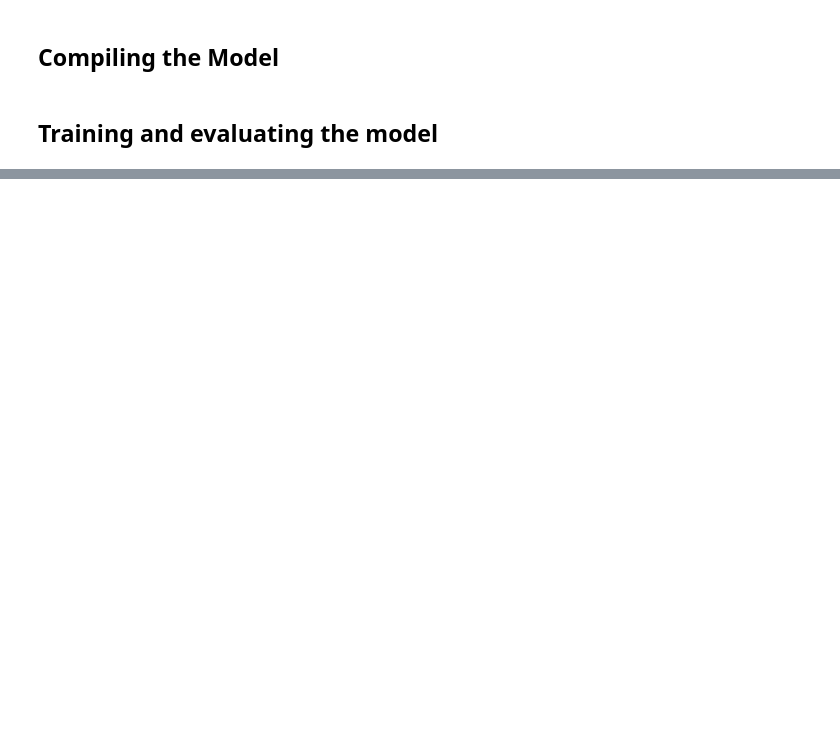
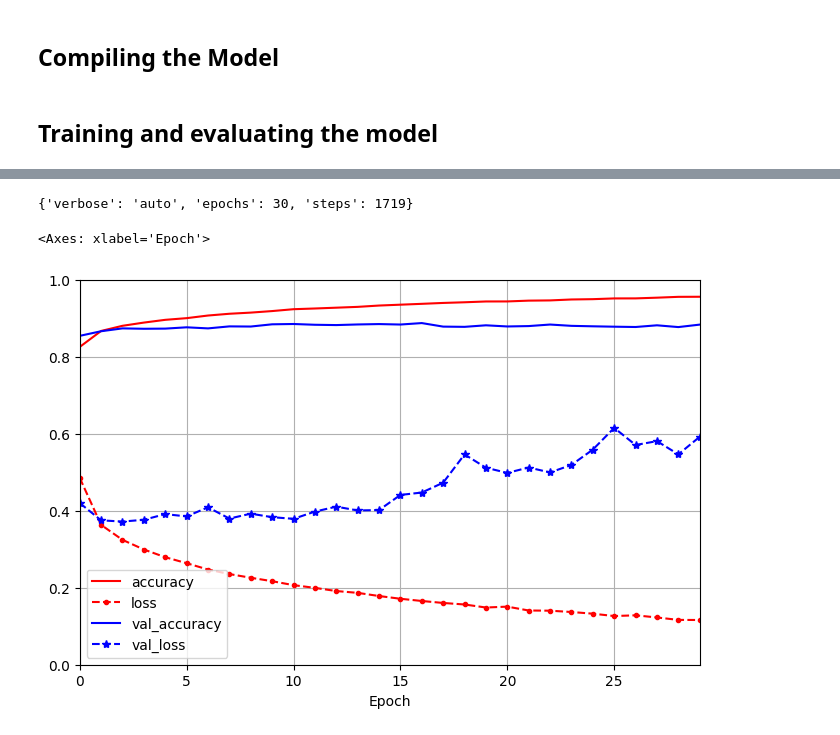
Before and after one commit to netofr19/ML_for_Computer_Vision, a Jupyter notebook: notebooks/Introduction_ANN_with_Keras/thePerceptron.ipynb, the cells around one changed output, grey strips where cells are left out. Saved outputs shown, nothing was run; the diff lists cells and outputs as text; code cells hidden in the pictures; blank space fills up the shorter version.

```diff
--- a/notebooks/Introduction_ANN_with_Keras/thePerceptron.ipynb
+++ b/notebooks/Introduction_ANN_with_Keras/thePerceptron.ipynb
@@ -190,7 +189,7 @@ model.layers
 # %%
 model.compile(
     loss="sparse_categorical_crossentropy",
-    optimizer="sgd",
+    optimizer="adam",
     metrics=["accuracy"]
 )
 # %% [markdown]
@@ -222,0 +222,16 @@ Epoch 30/30
+# %%
+history.params
+# %% [output]
+{'verbose': 'auto', 'epochs': 30, 'steps': 1719}
+# %%
+pd.DataFrame(history.history).plot(
+    figsize=(8,5),
+    xlim=[0, 29],
+    ylim=[0,1],
+    grid=True,
+    xlabel="Epoch",
+    style=["r-", "r--.", "b-", "b--*"]
+)
+# %% [output]
+<Axes: xlabel='Epoch'>
+[figure, added]
```
Also changed, not shown: parts of 32 cells of this notebook.
